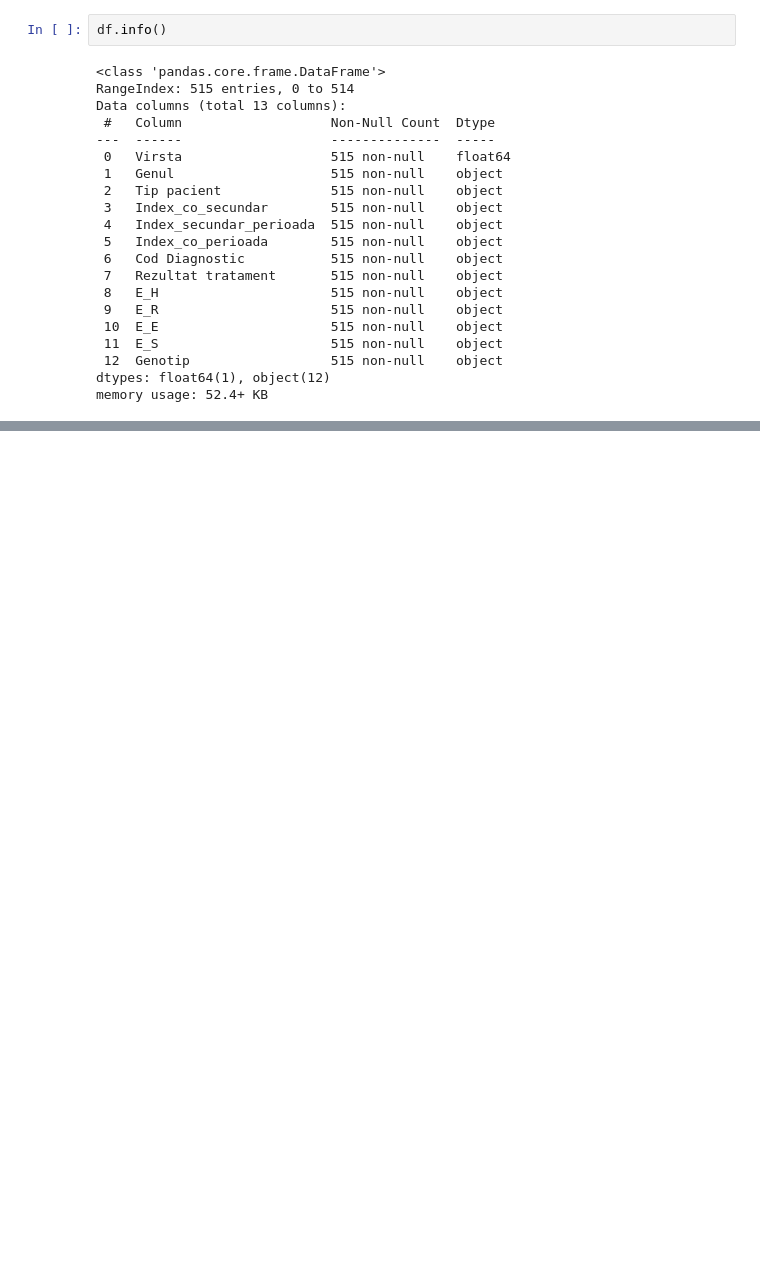
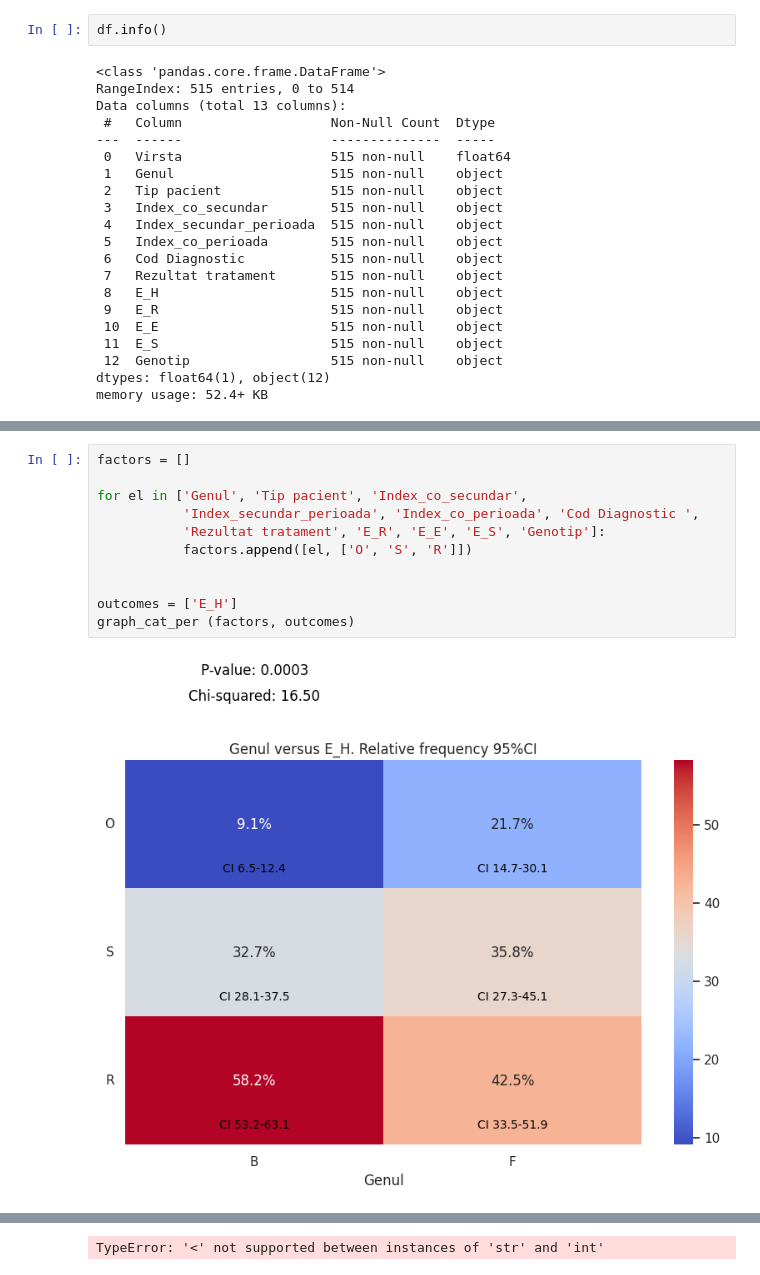
Before and after one commit to arnautoleg/Druc_Alina, a Jupyter notebook: Tudor_Elena.ipynb, the cells around one changed output, grey strips where cells are left out. Cells and saved outputs as stored; diff of their text form; blank space fills up the shorter version.

```diff
--- a/Tudor_Elena.ipynb
+++ b/Tudor_Elena.ipynb
@@ -139,0 +291,13 @@ memory usage: 52.4+ KB
+# %%
+factors = []
+
+for el in ['Genul', 'Tip pacient', 'Index_co_secundar',
+           'Index_secundar_perioada', 'Index_co_perioada', 'Cod Diagnostic ',
+           'Rezultat tratament', 'E_R', 'E_E', 'E_S', 'Genotip']:
+           factors.append([el, ['O', 'S', 'R']])
+
+
+outcomes = ['E_H']
+graph_cat_per (factors, outcomes)
+# %% [output]
+[figure, added]
@@ -139,0 +306 @@ memory usage: 52.4+ KB
+TypeError: '<' not supported between instances of 'str' and 'int'
```
Also changed, not shown: parts of 8 cells of this notebook.
